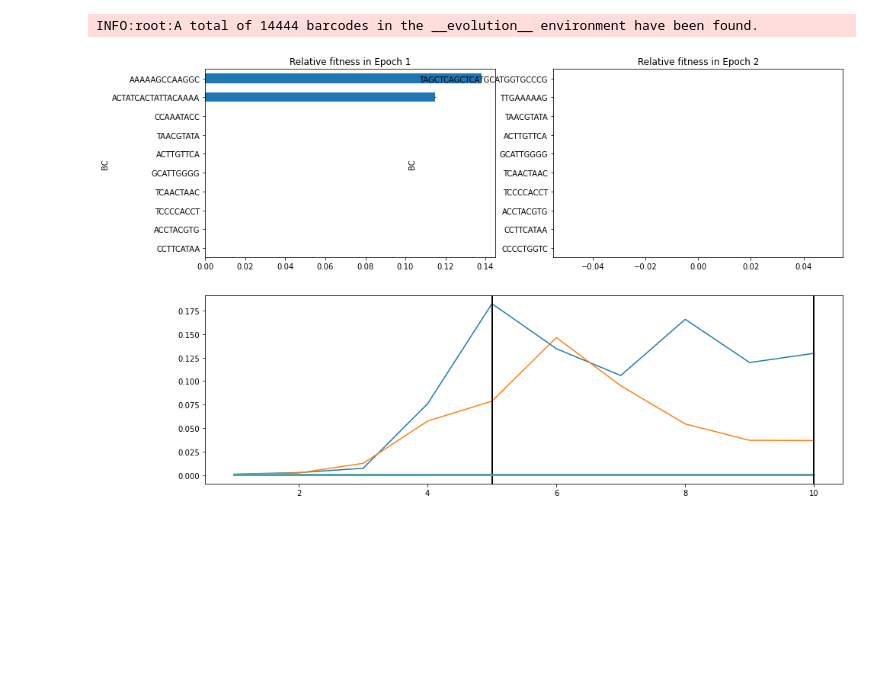
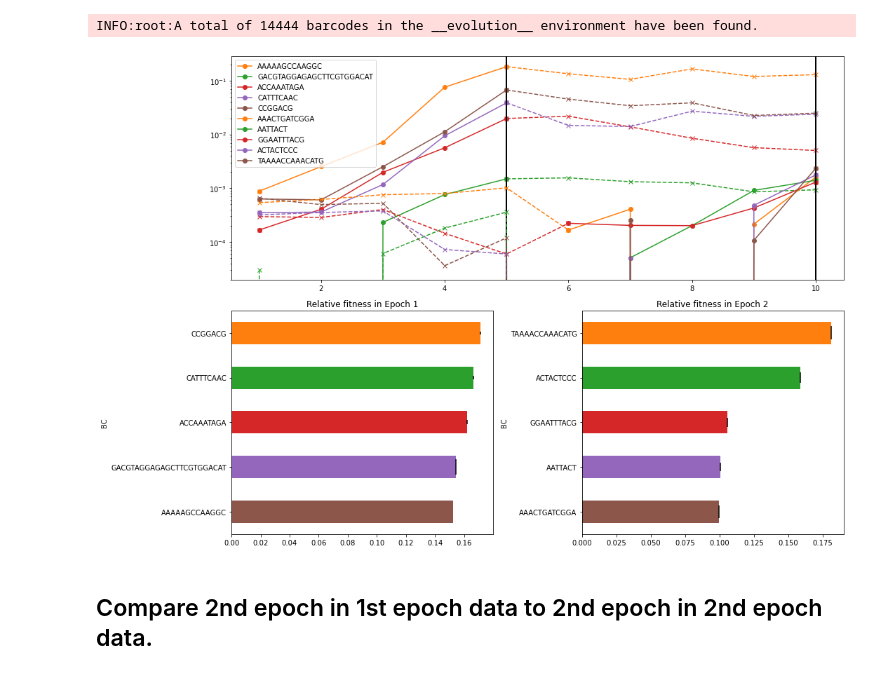
Before and after one commit to mpievolbio-scicomp/lineage-tracking, a Jupyter notebook: notebooks/LTtest/03-estimate_relative_fitness.ipynb, the cells around one changed output. Drawn from its saved outputs; the diff is of its cells as text; code cells hidden in the pictures; blank space fills up the shorter version.

```diff
--- a/notebooks/LTtest/03-estimate_relative_fitness.ipynb
+++ b/notebooks/LTtest/03-estimate_relative_fitness.ipynb
@@ -159,46 +164,74 @@ fitnesses = pandas.read_csv(
     ),
     sep='\t',
     index_col=0,
 )
 fitnesses.dropna(inplace=True, axis='columns')
 fitnesses = fitnesses.iloc[:, :3*(max_barcode+1-using_barcode)]
 fitnesses.columns = columns
 
 for epoch in set(columns.get_level_values(level="Epoch")):
     fitnesses[(epoch, 'fitness_CI')] = fitnesses[(epoch, "fitness_CI_max")] - fitnesses[(epoch, "fitness_CI_min")]
 
 fitnesses.sort_index(level="Epoch", inplace=True, axis=1)
 
 fig, axs = pyplot.subplots(2,len(set(fitnesses.columns.get_level_values(level="Epoch"))), figsize=(15,10))
-gridspec = axs[1,0].get_gridspec()
-for ax in axs[1,:]:
+gridspec = axs[0,0].get_gridspec()
+for ax in axs[0,:]:
     ax.remove()
-joined_ax = fig.add_subplot(gridspec[1,:])
+joined_ax = fig.add_subplot(gridspec[0,:])
 max_freq = 0.0
 epochs = sorted(set(fitnesses.columns.get_level_values(level="Epoch")))
-colors=['r','b']
+top = 5
+colors=['C{0:d}'.format(n) for n in range(1,top+1)]
 for iepoch,epoch in enumerate(epochs):
     tmp = fitnesses.loc[::-1,idx[epoch,["fitness_mean", "fitness_CI"]]]
     tmp.columns = tmp.columns.droplevel(level="Epoch")
     tmp.sort_values(by="fitness_mean",axis='index', ascending=False, inplace=True)
-    tmp.head(10).iloc[::-1,:].plot.barh(ax=axs[0,iepoch],
-                  y="fitness_mean",
-                  yerr="fitness_CI",
-                  legend=False,
-                  title="Relative fitness in {}".format(epoch),
-                 )
 
-    top10 = [list(data[0].values())[0][bc] for bc in  tmp.head(10).index]
+    # Plot lineage frequencies for top lineages.
+    top10 = [list(data[0].values())[0][bc] for bc in  tmp.head(top).index]
     begin, end = interval_endpoints(iepoch)
-    for lineage in top10:
+    for ilineage, lineage in enumerate(top10[::-1]):
         tmp_max = lineage.freqs.max()
         if tmp_max > max_freq:
             max_freq = tmp_max
-        joined_ax.plot(range(1,len(lineage.freqs)+1),lineage.freqs,label=lineage.ID)
-#         joined_ax.fill([begin, end, end, begin], [0, 0, max_freq, max_freq], color=colors[iepoch%2])
+
+        # Plot before focal epoch
+        joined_ax.semilogy(range(1,len(lineage.freqs)+1)[:begin+1],
+                           lineage.freqs[:begin+1],
+                           color=colors[ilineage % top],
+                           linestyle="--",
+                           marker='x',
+                          )
+        joined_ax.semilogy(range(1,len(lineage.freqs)+1)[begin:end],
+                           lineage.freqs[begin:end],
+                           label=lineage.ID,
+                           color=colors[ilineage % top],
+                           marker='o'
+                          )
+        joined_ax.semilogy(range(1,len(lineage.freqs)+1)[end-1:],
+                           lineage.freqs[end-1:],
+                           color=colors[ilineage % top],
+                           linestyle="--",
+                           marker='x',
+                          )
         joined_ax.axvline(x=end, ymin=0, ymax=1, color='k')
-#     joined_ax.legend()
+
+    tmp.head(top).iloc[::-1,:].plot.barh(
+        ax=axs[1,iepoch],
+        y="fitness_mean",
+        yerr="fitness_CI",
+        legend=False,
+        title="Relative fitness in {}".format(epoch),
+        color=colors[::-1],
+    )
+
+
+    joined_ax.legend()
 # Get top 10 lineages and plot them over time in epoch.
+pyplot.tight_layout()
 fig.savefig("/tmp/fitness.png")
 # %% [output]
-[figure, old version]
+[figure, new version]
+# %% [markdown]
+## Compare 2nd epoch in 1st epoch data to 2nd epoch in 2nd epoch data.
```
Also changed, not shown: parts of 5 cells of this notebook, 14 other files.
